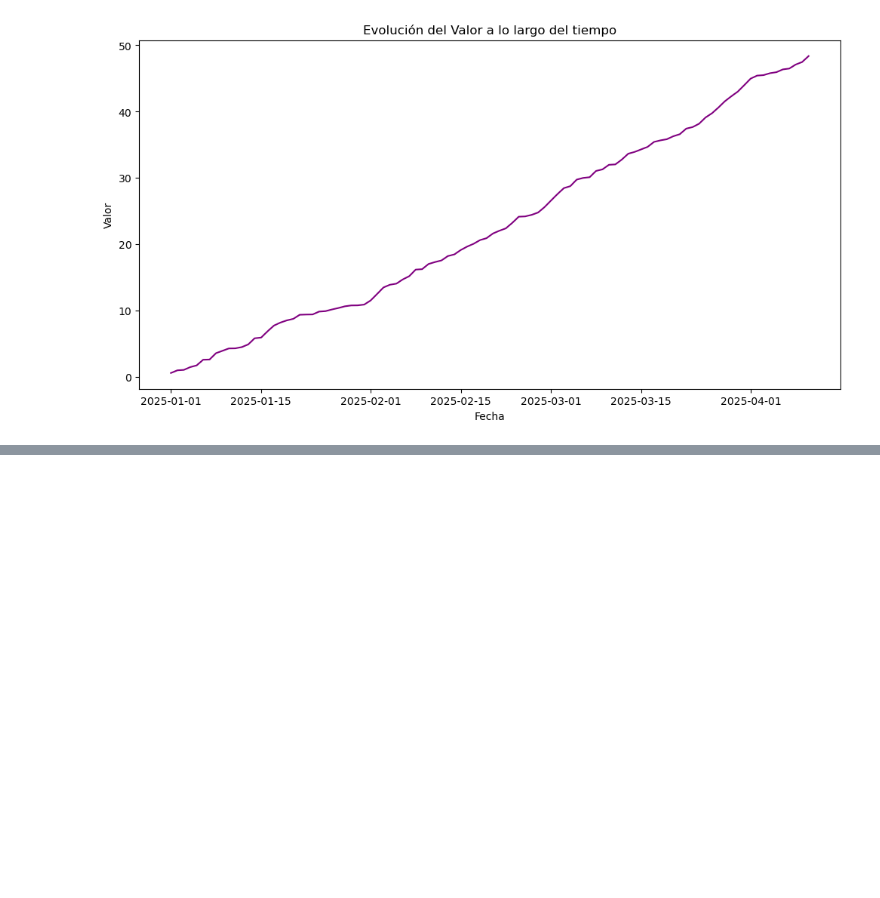
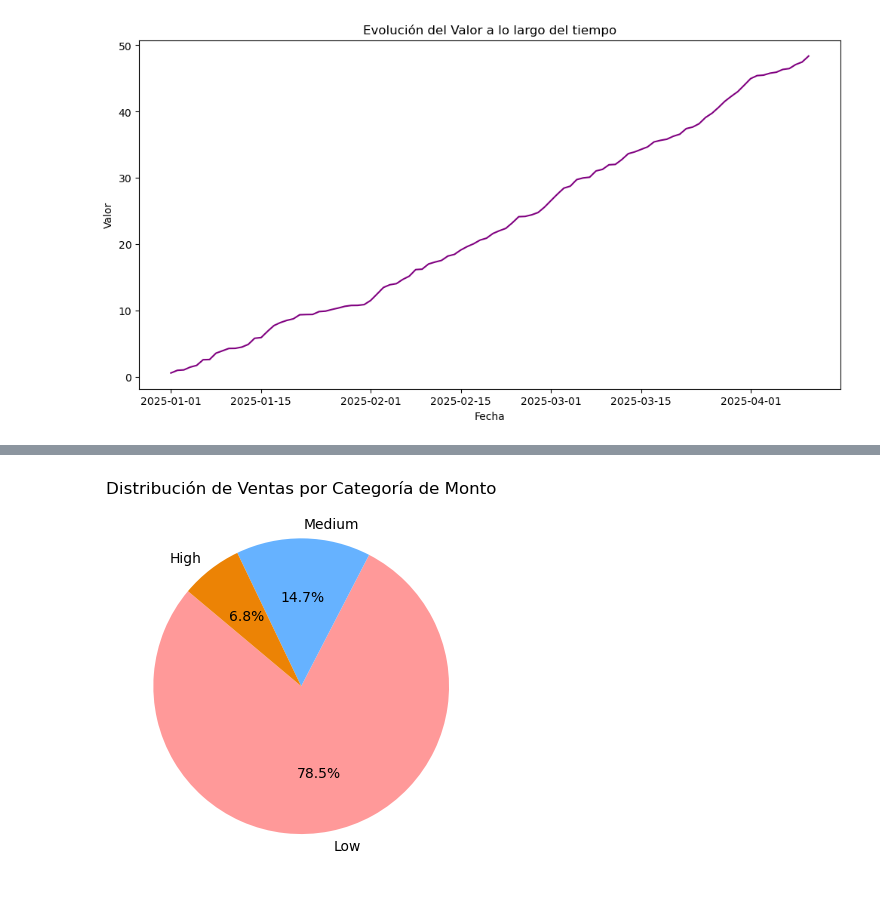
Before and after one commit to JhanDPH/Online_Retail, a Jupyter notebook: notebooks/ejemplos_practicos.ipynb, the cells around one changed output, grey strips where cells are left out. Drawn from its saved outputs; the diff is of its cells as text; code cells hidden in the pictures; blank space fills up the shorter version.

```diff
--- a/notebooks/ejemplos_practicos.ipynb
+++ b/notebooks/ejemplos_practicos.ipynb
@@ -1432,0 +1625,2 @@ plt.show()
+# %%
+data_cleaned['TotalAmount'] = data_cleaned['Quantity'] * data_cleaned['UnitPrice']
@@ -1432,0 +1701,12 @@ plt.show()
+# %%
+#categoria de columna, se puede usar para categorizar los datos en función de ciertos criterios, como ventas altas, medias o bajas, o para clasificar productos en categorías como electrónica, ropa, etc.
+def categorize_sales(amount):
+    if amount < 20:
+        return 'Low'
+    elif amount <50:
+        return 'Medium'
+    else:
+        return 'High'
+
+data_cleaned['AmountCategory'] = data_cleaned['TotalAmount'].apply(categorize_sales)
+print(data_cleaned.head())
@@ -1432,0 +1734,15 @@ plt.show()
+# %%
+import matplotlib.pyplot as plt
+
+labels = ['Low', 'Medium', 'High']
+sizes = [data_cleaned[data_cleaned['AmountCategory'] == 'Low'].shape[0],
+         data_cleaned[data_cleaned['AmountCategory'] == 'Medium'].shape[0],
+         data_cleaned[data_cleaned['AmountCategory'] == 'High'].shape[0]]
+colors = ['#FF9999', '#66B2FF' , '#EC8305']
+
+plt.Figure(figsize=(8,8))
+plt.pie(sizes,labels=labels, startangle= 140 , colors=colors, autopct='%1.1f%%')
+plt.title('Distribución de Ventas por Categoría de Monto')
+plt.show()
+# %% [output]
+[figure, added]
```
Also changed, not shown: parts of 26 cells of this notebook.
